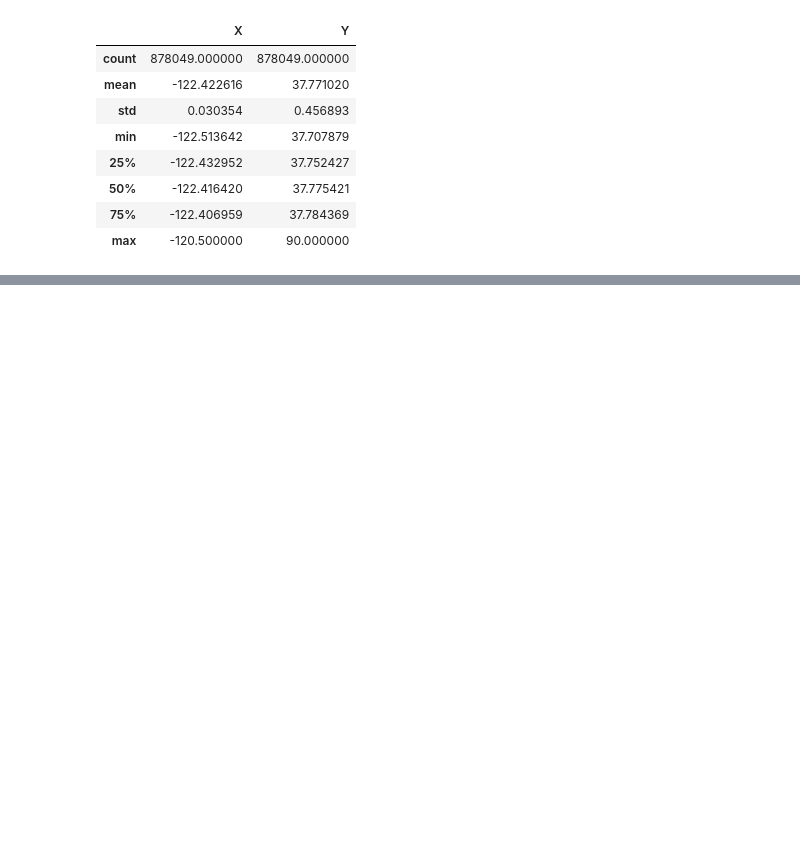
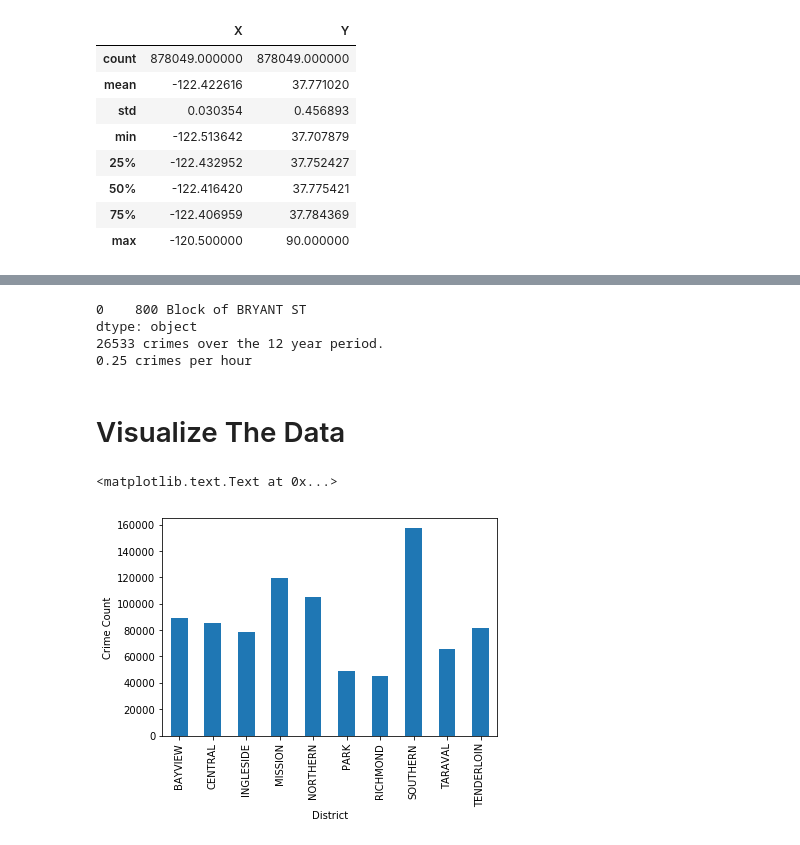
Before and after one commit to General4077/cs433Final, a Jupyter notebook: sf_crime_casestudy.ipynb, the cells around one changed output, grey strips where cells are left out. Cells and saved outputs as stored; diff of their text form; code cells hidden in the pictures; blank space fills up the shorter version.

```diff
--- a/sf_crime_casestudy.ipynb
+++ b/sf_crime_casestudy.ipynb
@@ -56,0 +85,6 @@ To change this limit, set the config variable
+# %%
+#Create column with just the year
+data['Year'] = pd.to_datetime(data['Dates'], format="%Y-%m-%d %H:%M:%S").dt.year
+# %%
+#Get the ordinal value of the day of the week
+data['Ordinal Day'] = (data['DayOfWeek'].map(lambda x: list(calendar.day_abbr).index(x[:3]) +1) % 7)
@@ -56,0 +112,4 @@ To change this limit, set the config variable
+# %%
+#Replace extreme Latitudes & Longitudes with NaNs
+data[data['X']==-120.5]=np.NaN
+data[data['Y']==-90]=np.NaN
@@ -56,0 +156,21 @@ To change this limit, set the config variable
+# %%
+# Where are the most calls dispatched
+print(data['Address'].mode())
+print(f"{len(data[data['Address'] == '800 Block of BRYANT ST'])} crimes over the 12 year period.")
+print(f"{len(data[data['Address'] == '800 Block of BRYANT ST'])/(12*8760):.2f} crimes per hour")
+# %% [output]
+0    800 Block of BRYANT ST
+dtype: object
+26533 crimes over the 12 year period.
+0.25 crimes per hour
+# %% [markdown]
+# Visualize The Data
+# %%
+%matplotlib inline
+# show the crimes by each district
+crimes_by_district=data.groupby(["PdDistrict"]).count()['Dates'].plot.bar()
+crimes_by_district.set_xlabel("District")
+crimes_by_district.set_ylabel("Crime Count")
+# %% [output]
+<matplotlib.text.Text at 0x...>
+[figure, added]
```
Also changed, not shown: parts of 20 cells of this notebook.
